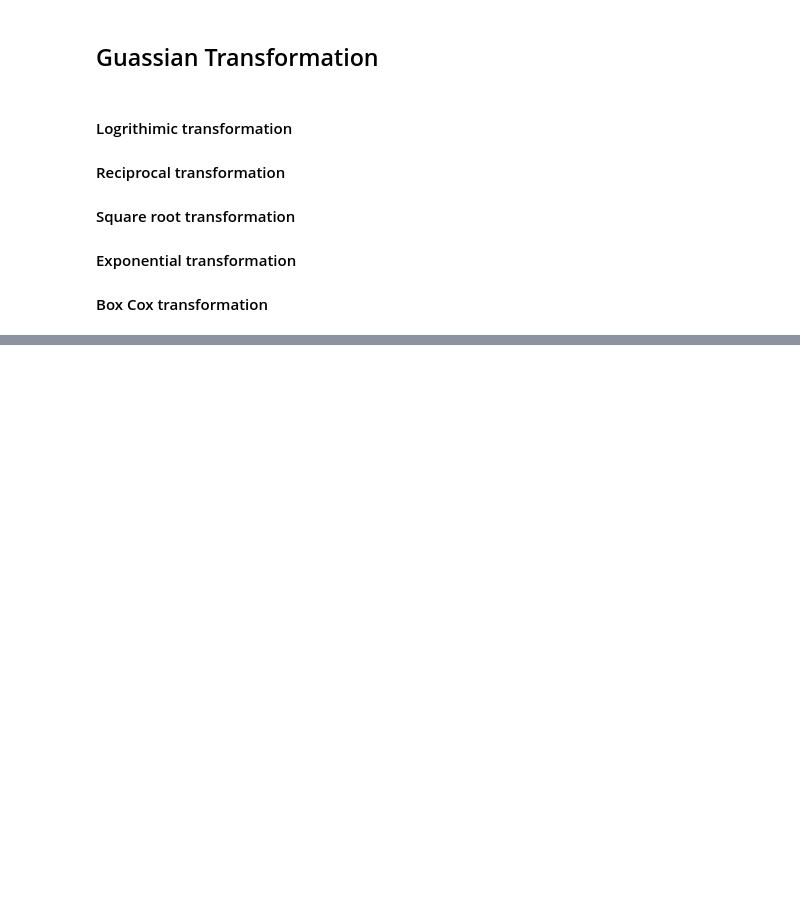
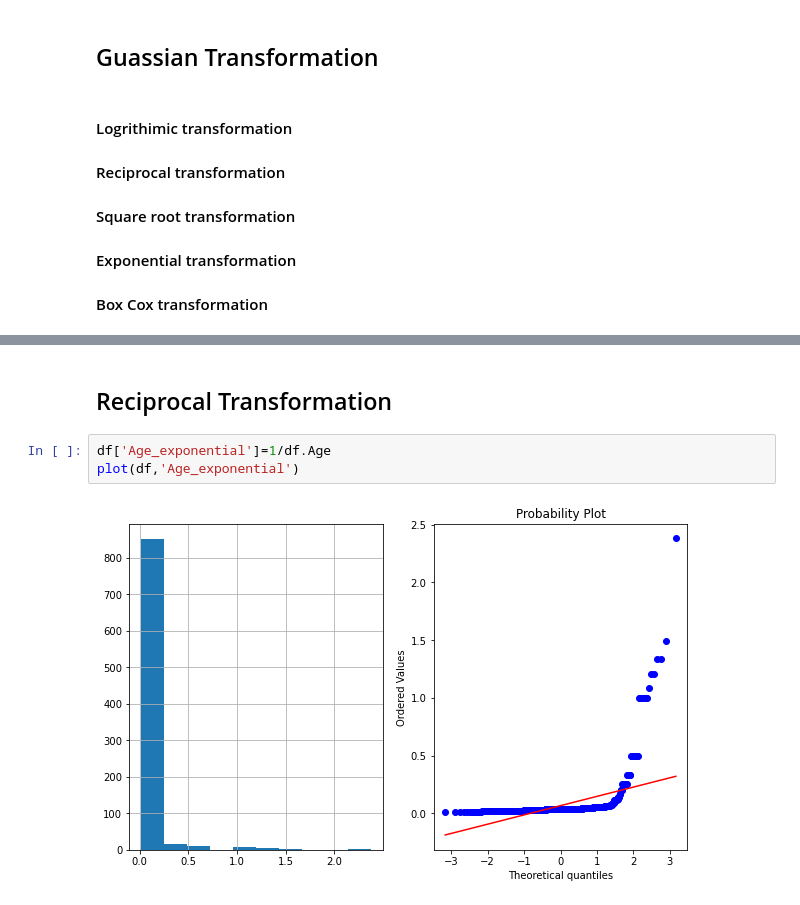
Before and after one commit to Sathishkumar3645/DS-Training, a Jupyter notebook: Feature Engineering/Transfarmation of Features.ipynb, the cells around one changed output, grey strips where cells are left out. Saved outputs shown, nothing was run; the diff lists cells and outputs as text; blank space fills up the shorter version.

```diff
--- a/Feature Engineering/Transfarmation of Features.ipynb
+++ b/Feature Engineering/Transfarmation of Features.ipynb
@@ -162,0 +211,7 @@ df_robust.head()
+# %% [markdown]
+## Reciprocal Transformation
+# %%
+df['Age_exponential']=1/df.Age
+plot(df,'Age_exponential')
+# %% [output]
+[figure, added]
```
Also changed, not shown: parts of 22 cells of this notebook.
